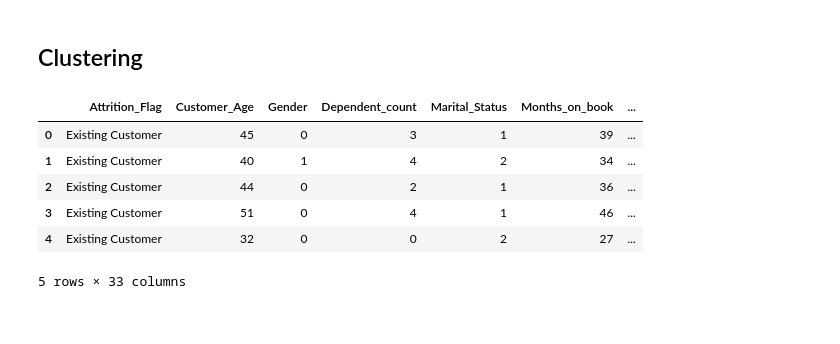
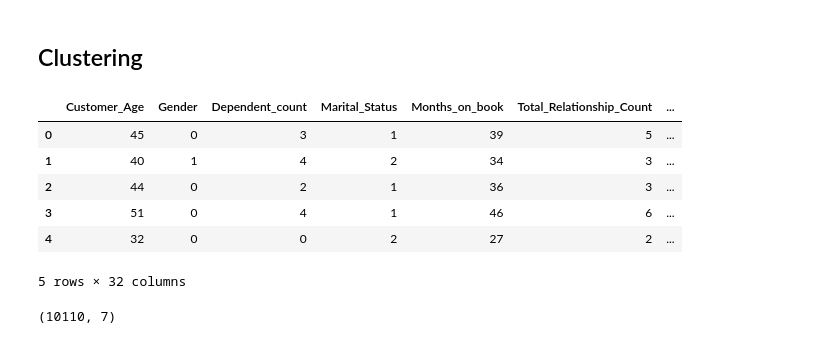
Before and after one commit to anilembel/Churn_Prediction_Becode, a Jupyter notebook: 4_modeling/clustering.ipynb, the cells around one changed output. Saved outputs shown, nothing was run; the diff lists cells and outputs as text; code cells hidden in the pictures.

```diff
--- a/4_modeling/clustering.ipynb
+++ b/4_modeling/clustering.ipynb
@@ -5,24 +5,26 @@
 # %%
 import pandas as pd
 import seaborn as sns
 from sklearn.preprocessing import StandardScaler
 from sklearn.cluster import KMeans
 
 data = pd.read_csv('../2_data cleaning/Cleaned_data.csv')
-data = data.drop('Unnamed: 0', axis=1)
+data = data.drop(['Unnamed: 0','Attrition_Flag'], axis=1)
 data.head()
 # %% [output]
-|  | Attrition_Flag | Customer_Age | Gender | Dependent_count | Marital_Status | Months_on_book | ... |
-| 0 | Existing Customer | 45 | 0 | 3 | 1 | 39 | ... |
-| 1 | Existing Customer | 40 | 1 | 4 | 2 | 34 | ... |
-| 2 | Existing Customer | 44 | 0 | 2 | 1 | 36 | ... |
-| 3 | Existing Customer | 51 | 0 | 4 | 1 | 46 | ... |
-| 4 | Existing Customer | 32 | 0 | 0 | 2 | 27 | ... |
+|  | Customer_Age | Gender | Dependent_count | Marital_Status | Months_on_book | Total_Relationship_Count | ... |
+| 0 | 45 | 0 | 3 | 1 | 39 | 5 | ... |
+| 1 | 40 | 1 | 4 | 2 | 34 | 3 | ... |
+| 2 | 44 | 0 | 2 | 1 | 36 | 3 | ... |
+| 3 | 51 | 0 | 4 | 1 | 46 | 6 | ... |
+| 4 | 32 | 0 | 0 | 2 | 27 | 2 | ... |
-5 rows × 33 columns
+5 rows × 32 columns
 # %%
 # Select columns for KMeans model
-data = data[['Attrition_Flag','Customer_Age','Gender','Dependent_count','Marital_Status','Months_on_book','Total_Relationship_Count','Months_Inactive_12_mon']]
+data = data[['Customer_Age','Gender','Dependent_count','Marital_Status','Months_on_book','Total_Relationship_Count','Months_Inactive_12_mon']]
 data.shape
+# %% [output]
+(10110, 7)
 # %%
 # visualise your clusters here (take a look at the pandas scatter_matrix or seaborn's pairplot method)
 # sns.set_theme(style="ticks")
```
Also changed, not shown: parts of 5 cells of this notebook.
